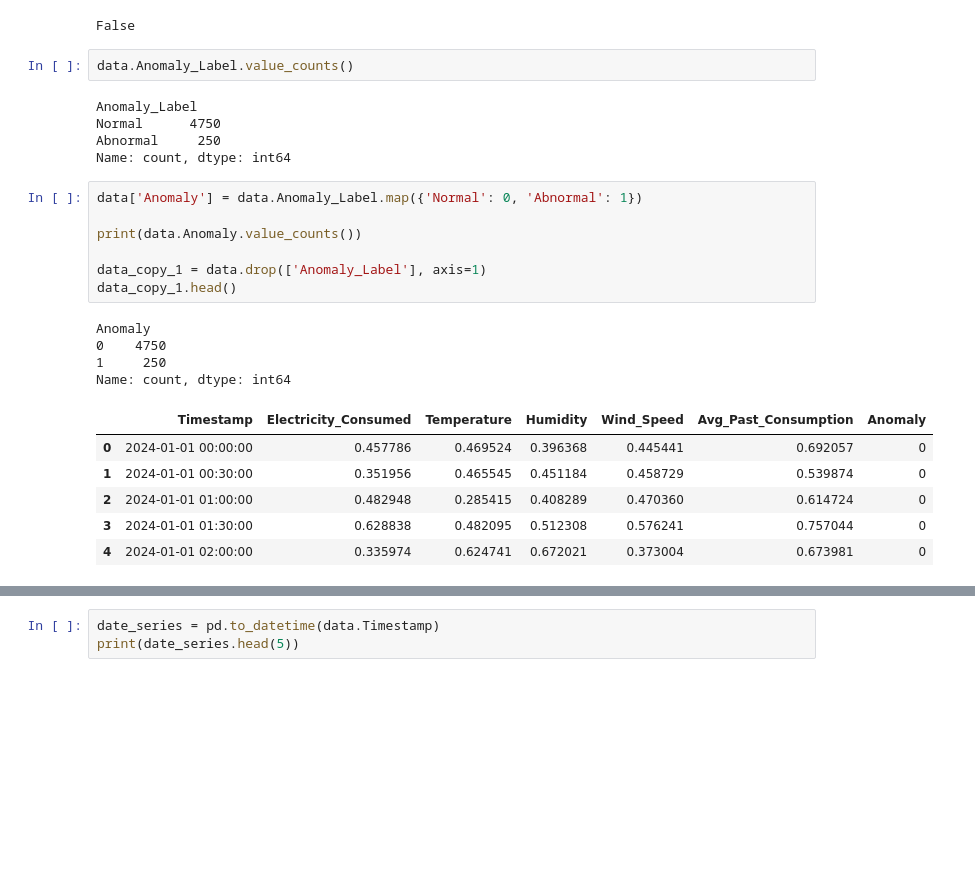
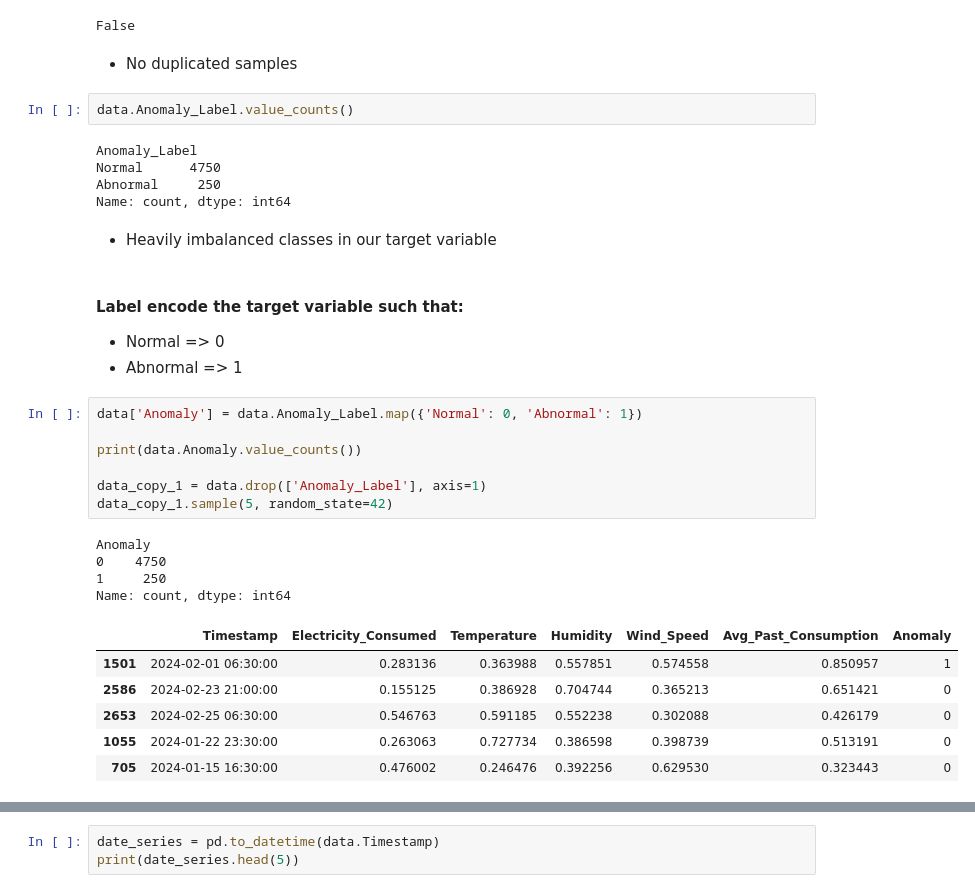
Before and after one commit to MustafaAdam/ml, a Jupyter notebook: datasets/Smart Meter Electricity Consumption/notebook.ipynb, the cells around one changed output, grey strips where cells are left out. Drawn from its saved outputs; the diff is of its cells as text; blank space fills up the shorter version.

```diff
--- a/datasets/Smart Meter Electricity Consumption/notebook.ipynb
+++ b/datasets/Smart Meter Electricity Consumption/notebook.ipynb
@@ -94,6 +103,8 @@ dtype: int64
 print(any(data.duplicated()))
 # %% [output]
 False
+# %% [markdown]
+* No duplicated samples
 # %%
 data.Anomaly_Label.value_counts()
 # %% [output]
@@ -101,24 +112,30 @@ Anomaly_Label
 Normal      4750
 Abnormal     250
 Name: count, dtype: int64
+# %% [markdown]
+* Heavily imbalanced classes in our target variable
+# %% [markdown]
+#### Label encode the target variable such that:
+* Normal => 0
+* Abnormal => 1
 # %%
 data['Anomaly'] = data.Anomaly_Label.map({'Normal': 0, 'Abnormal': 1})
 
 print(data.Anomaly.value_counts())
 
 data_copy_1 = data.drop(['Anomaly_Label'], axis=1)
-data_copy_1.head()
+data_copy_1.sample(5, random_state=42)
 # %% [output]
 Anomaly
 0    4750
 1     250
 Name: count, dtype: int64
 |  | Timestamp | Electricity_Consumed | Temperature | Humidity | Wind_Speed | Avg_Past_Consumption | Anomaly |
-| 0 | 2024-01-01 00:00:00 | 0.457786 | 0.469524 | 0.396368 | 0.445441 | 0.692057 | 0 |
-| 1 | 2024-01-01 00:30:00 | 0.351956 | 0.465545 | 0.451184 | 0.458729 | 0.539874 | 0 |
-| 2 | 2024-01-01 01:00:00 | 0.482948 | 0.285415 | 0.408289 | 0.470360 | 0.614724 | 0 |
-| 3 | 2024-01-01 01:30:00 | 0.628838 | 0.482095 | 0.512308 | 0.576241 | 0.757044 | 0 |
-| 4 | 2024-01-01 02:00:00 | 0.335974 | 0.624741 | 0.672021 | 0.373004 | 0.673981 | 0 |
+| 1501 | 2024-02-01 06:30:00 | 0.283136 | 0.363988 | 0.557851 | 0.574558 | 0.850957 | 1 |
+| 2586 | 2024-02-23 21:00:00 | 0.155125 | 0.386928 | 0.704744 | 0.365213 | 0.651421 | 0 |
+| 2653 | 2024-02-25 06:30:00 | 0.546763 | 0.591185 | 0.552238 | 0.302088 | 0.426179 | 0 |
+| 1055 | 2024-01-22 23:30:00 | 0.263063 | 0.727734 | 0.386598 | 0.398739 | 0.513191 | 0 |
+| 705 | 2024-01-15 16:30:00 | 0.476002 | 0.246476 | 0.392256 | 0.629530 | 0.323443 | 0 |
 # %%
 correlation_matrix = data_copy_1.drop(['Timestamp'], axis=1).corr()
 
```
Also changed, not shown: parts of 52 cells of this notebook, 1 other file.
